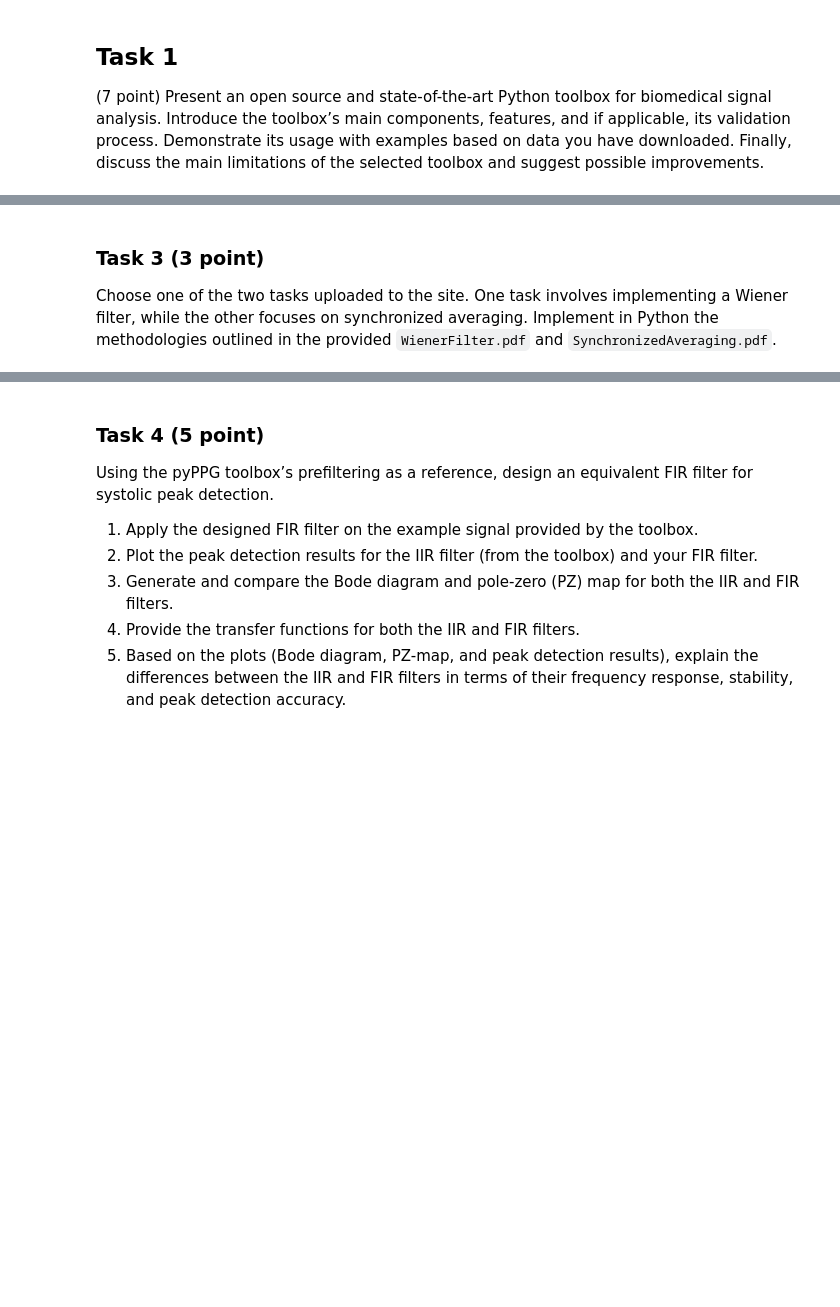
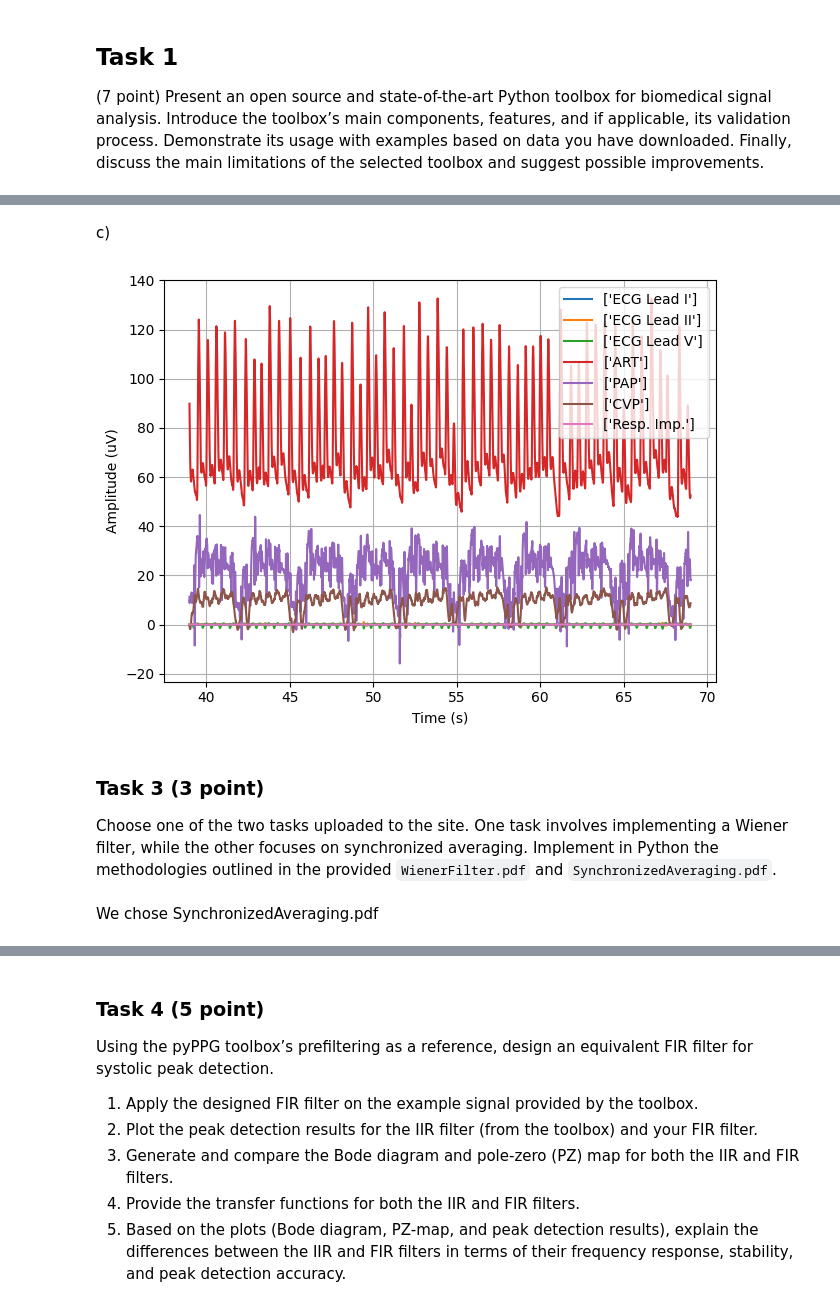
Before and after one commit to BalazsTersztenyak/biomedical-signal-processing, a Jupyter notebook: assignment3/BSP_LAB_25_05.ipynb, the cells around one changed output, grey strips where cells are left out. Cells and saved outputs as stored; diff of their text form; code cells hidden in the pictures; blank space fills up the shorter version.

```diff
--- a/assignment3/BSP_LAB_25_05.ipynb
+++ b/assignment3/BSP_LAB_25_05.ipynb
@@ -89,4 +168,31 @@ Design a Butterworth filter to remove the powerline noise. Check the quality of
+# %% [markdown]
+c)
+# %%
+from scipy.io import loadmat
+
+data = loadmat('Data/LAB_05/Complex_signal.mat')['Complex_signal']
+
+# The structure is nested — unpack it
+channels = data[0][0][0][0]     # array of channel names
+time = data[0][0][1].squeeze()  # time vector
+signals = data[0][0][2]         # matrix of signals (channels × samples)
+
+for i, channel in enumerate(channels):
+    # plt.figure(figsize=(10, 3))
+    # plt.subplot(len(channels), 1, i + 1)
+    plt.plot(time, signals[i, :])
+    # plt.title(f'Signal from Channel: {channel[0]}')
+    plt.xlabel('Time (s)')
+    plt.ylabel('Amplitude (uV)')
+    plt.grid(True)
+    plt.tight_layout()
+plt.legend(channels)
+plt.show()
+# %% [output]
+[figure, added]
 # %% [markdown]
 ### Task 3 (3 point)
 
 Choose one of the two tasks uploaded to the site. One task involves implementing a Wiener filter, while the other focuses on synchronized averaging. Implement in Python the methodologies outlined in the provided `WienerFilter.pdf` and `SynchronizedAveraging.pdf`.
+# %% [markdown]
+We chose SynchronizedAveraging.pdf
```
Also changed, not shown: parts of 11 cells of this notebook.
